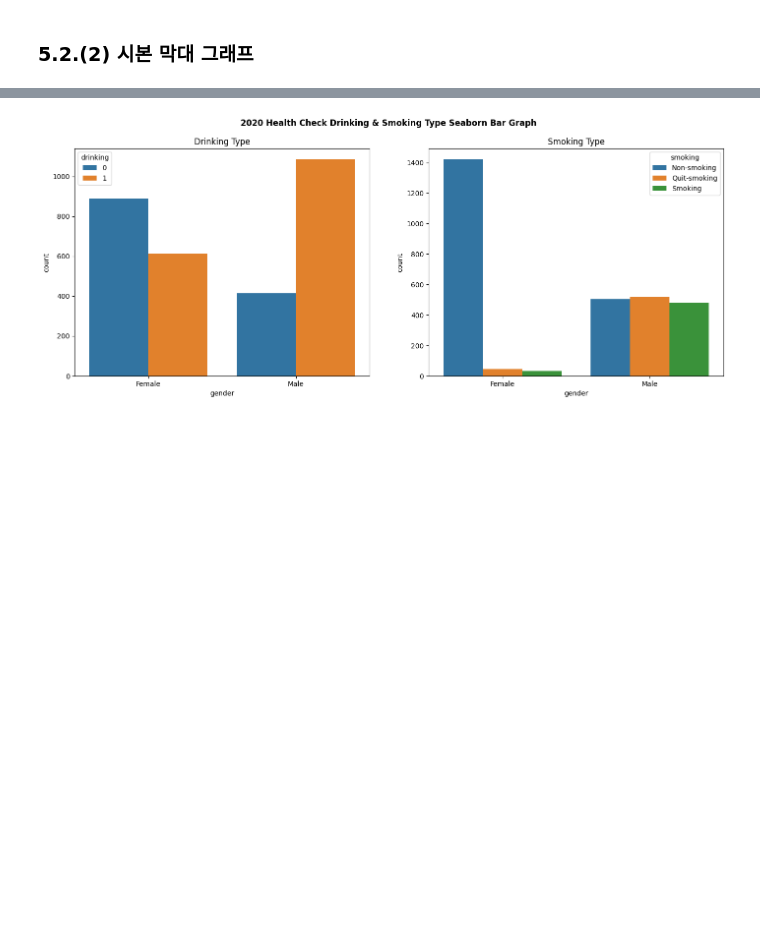
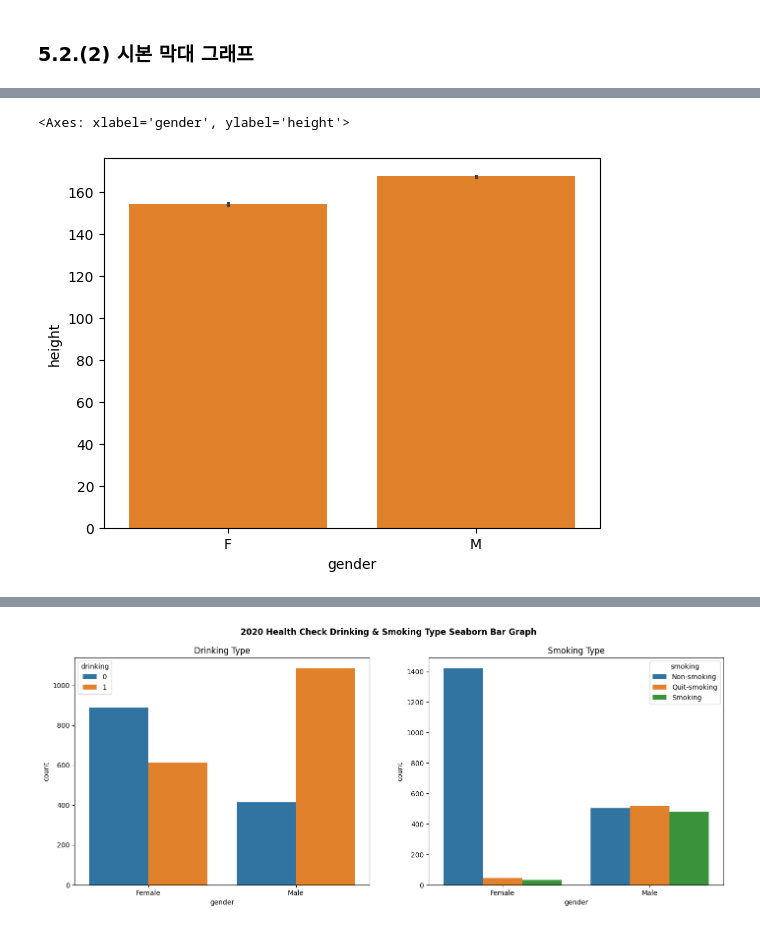
Before and after one commit to among5094/Big-Data-Integrated-Analysis, a Jupyter notebook: week05_CH05_시각화_라이브러리2/5week_CH05_시각화_라이브러리2.ipynb, the cells around one changed output, grey strips where cells are left out. Cells and saved outputs as stored; diff of their text form; code cells hidden in the pictures; blank space fills up the shorter version.

```diff
--- a/week05_CH05_시각화_라이브러리2/5week_CH05_시각화_라이브러리2.ipynb
+++ b/week05_CH05_시각화_라이브러리2/5week_CH05_시각화_라이브러리2.ipynb
@@ -216,3 +206,15 @@ plt.show()
+# %%
+# 🧪 예시 비교 - 같은 결과지만, 시본이 훨씬 간단하고 자동화되어 있음!
+
+# 기본 막대그래프
+group_means = data6.groupby('gender')['height'].mean()
+plt.bar(group_means.index, group_means.values)
+
+# 시본 막대그래프
+sns.barplot(x='gender', y='height', data=data6)
+# %% [output]
+<Axes: xlabel='gender', ylabel='height'>
+[figure, added]
 # %%
 # 그래프
 fig = plt.figure(figsize=(12,12)) # inch단위
```
Also changed, not shown: parts of 29 cells of this notebook.
